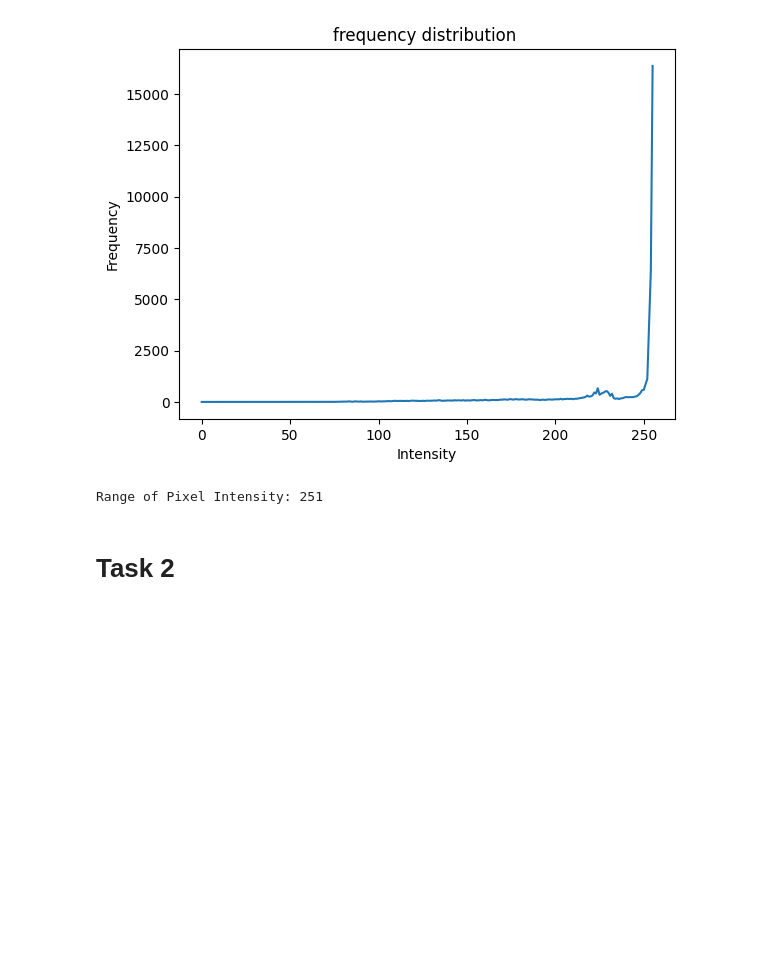
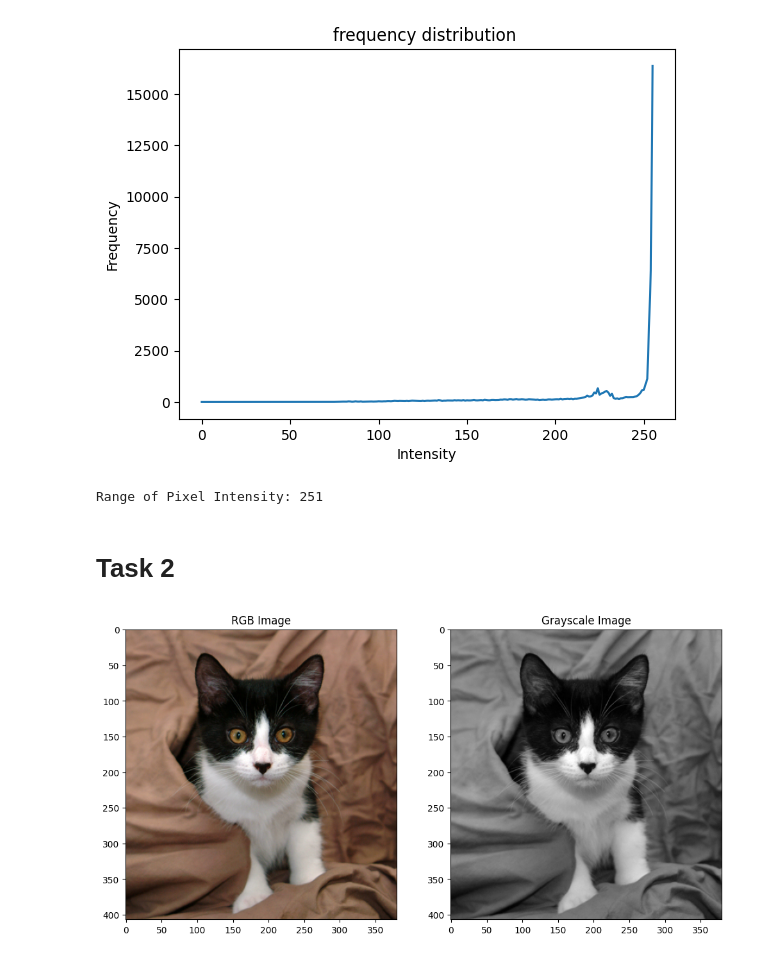
Before and after one commit to AMO-35/DIP_Re_evaluation_Task, a Jupyter notebook: DIP_Re_evaluation_Task.ipynb, the cells around one changed output. Saved outputs shown, nothing was run; the diff lists cells and outputs as text; code cells hidden in the pictures; blank space fills up the shorter version.

Commit message:
Complete second task by convert DIP_Lab_task_02.jpg to grayscale and compare 5x5 sub-region intensity values.

```diff
--- a/DIP_Re_evaluation_Task.ipynb
+++ b/DIP_Re_evaluation_Task.ipynb
@@ -45,3 +45,28 @@ print(f"Range of Pixel Intensity: {pixel_range}")
 Range of Pixel Intensity: 251
 # %% [markdown]
 # **Task 2**
+# %%
+from PIL import Image
+import numpy as np
+import matplotlib.pyplot as plt
+
+Second_image_path = "/content/drive/MyDrive/Images/DIP_Lab_task_02.jpg"
+Second_image = Image.open(Second_image_path)
+
+rgb_array = np.array(Second_image)
+gray_array = 0.2989 * rgb_array[:, :, 0] + 0.5870 * rgb_array[:, :, 1] + 0.1140 * rgb_array[:, :, 2] #formula: Gray = 0.2989*R + 0.5870*G + 0.1140*B
+
+fig, axes = plt.subplots(1, 2, figsize=(12, 6))
+
+#RGB
+axes[0].imshow(Second_image)
+axes[0].set_title("RGB Image")
+
+#GrayScale
+axes[1].imshow(gray_array, cmap='gray')
+axes[1].set_title("Grayscale Image")
+
+
+plt.show()
+# %% [output]
+[figure, added]
```
Also changed, not shown: parts of 2 cells of this notebook.
